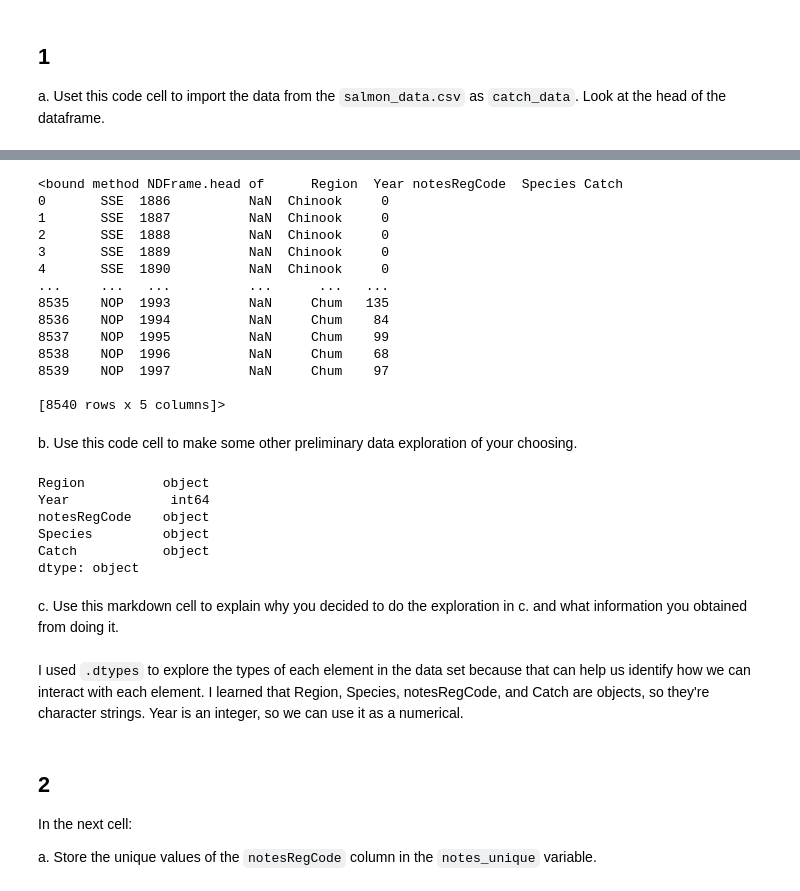
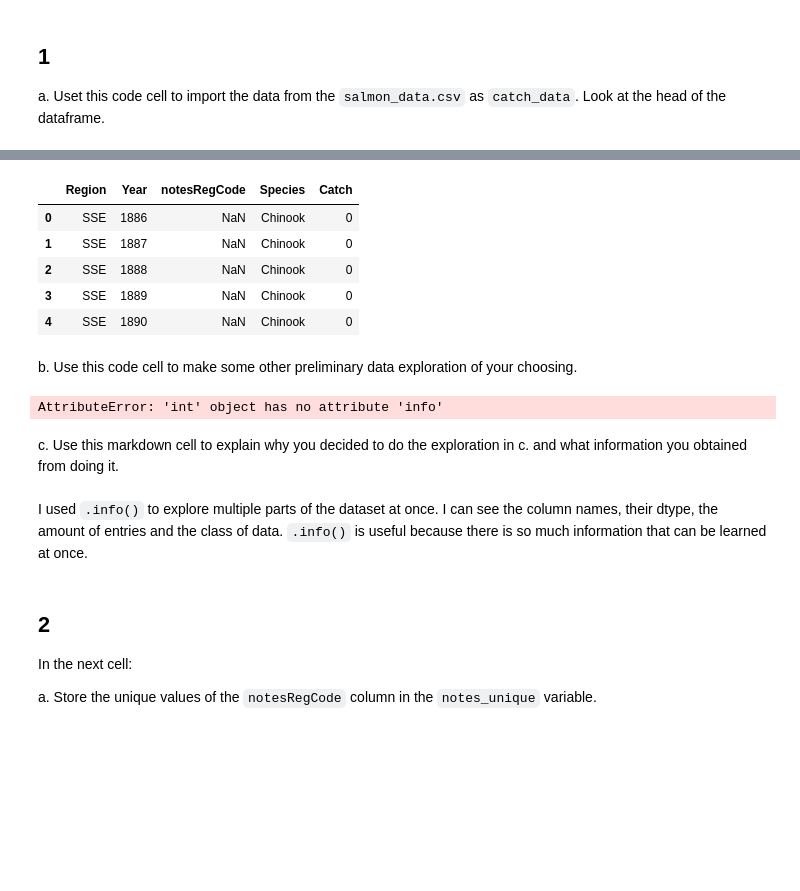
Before and after one commit to emmabeamitchell/eds220-hwk2, a Jupyter notebook: hwk2-task2-salmon.ipynb, the cells around one changed output, grey strips where cells are left out. Cells and saved outputs as stored; diff of their text form; code cells hidden in the pictures; blank space fills up the shorter version.

```diff
--- a/hwk2-task2-salmon.ipynb
+++ b/hwk2-task2-salmon.ipynb
@@ -59,24 +73,16 @@ a. Uset this code cell to import the data from the `salmon_data.csv` as `catch_d
 # %%
 # a.
 import pandas as pd
 import numpy as np
 catch_data = pd.read_csv("~/meds/eds-220/eds220-HW/eds220-hwk2/data/salmon_data.csv")
-catch_data.head
+catch_data.head()
 # %% [output]
-<bound method NDFrame.head of      Region  Year notesRegCode  Species Catch
-0       SSE  1886          NaN  Chinook     0
-1       SSE  1887          NaN  Chinook     0
-2       SSE  1888          NaN  Chinook     0
-3       SSE  1889          NaN  Chinook     0
-4       SSE  1890          NaN  Chinook     0
-...     ...   ...          ...      ...   ...
-8535    NOP  1993          NaN     Chum   135
-8536    NOP  1994          NaN     Chum    84
-8537    NOP  1995          NaN     Chum    99
-8538    NOP  1996          NaN     Chum    68
-8539    NOP  1997          NaN     Chum    97
-
-[8540 rows x 5 columns]>
+|  | Region | Year | notesRegCode | Species | Catch |
+| 0 | SSE | 1886 | NaN | Chinook | 0 |
+| 1 | SSE | 1887 | NaN | Chinook | 0 |
+| 2 | SSE | 1888 | NaN | Chinook | 0 |
+| 3 | SSE | 1889 | NaN | Chinook | 0 |
+| 4 | SSE | 1890 | NaN | Chinook | 0 |
 # %% [markdown]
 <!-- END QUESTION -->
 
@@ -85,22 +91,17 @@ catch_data.head
 b. Use this code cell to make some other preliminary data exploration of your choosing.
 # %%
 # b.
-catch_data.dtypes
+catch_data.info()
 # %% [output]
-Region          object
-Year             int64
-notesRegCode    object
-Species         object
-Catch           object
-dtype: object
+AttributeError: 'int' object has no attribute 'info'
 # %% [markdown]
 <!-- END QUESTION -->
 
 <!-- BEGIN QUESTION -->
 
 c. Use this markdown cell to explain why you decided to do the exploration in c. and what information you obtained from doing it.
-# %% [markdown]
-I used `.dtypes` to explore the types of each element in the data set because that can help us identify how we can interact with each element. I learned that Region, Species, notesRegCode, and Catch are objects, so they're character strings. Year is an integer, so we can use it as a numerical.
+# %% [markdown]
+I used `.info()` to explore multiple parts of the dataset at once. I can see the column names, their dtype, the amount of entries and the class of data. `.info()` is useful because there is so much information that can be learned at once.
 # %% [markdown]
 <!-- END QUESTION -->
 
```
Also changed, not shown: parts of 4 cells of this notebook, 1 other file.
